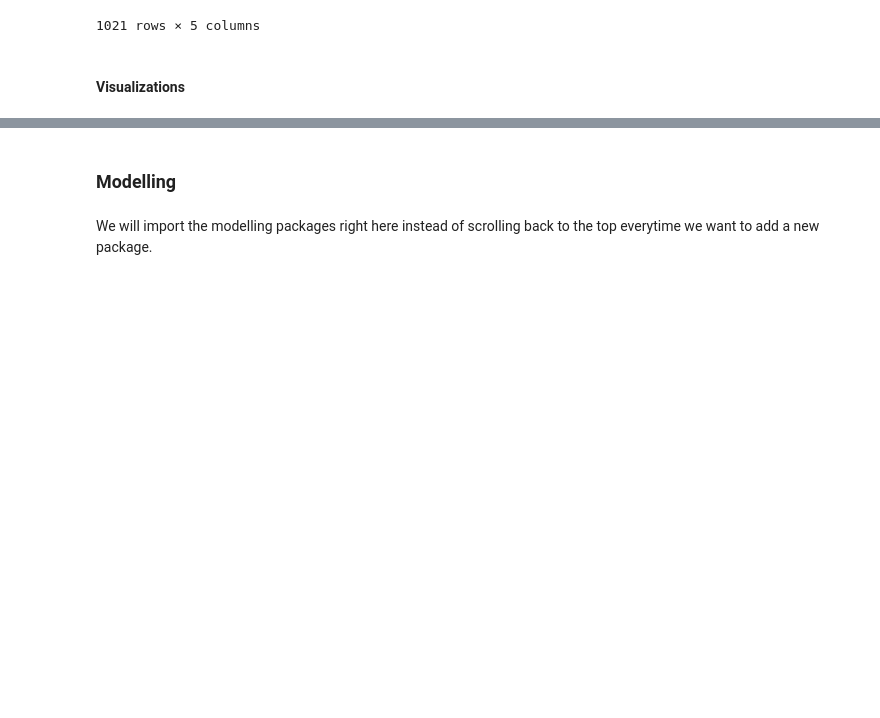
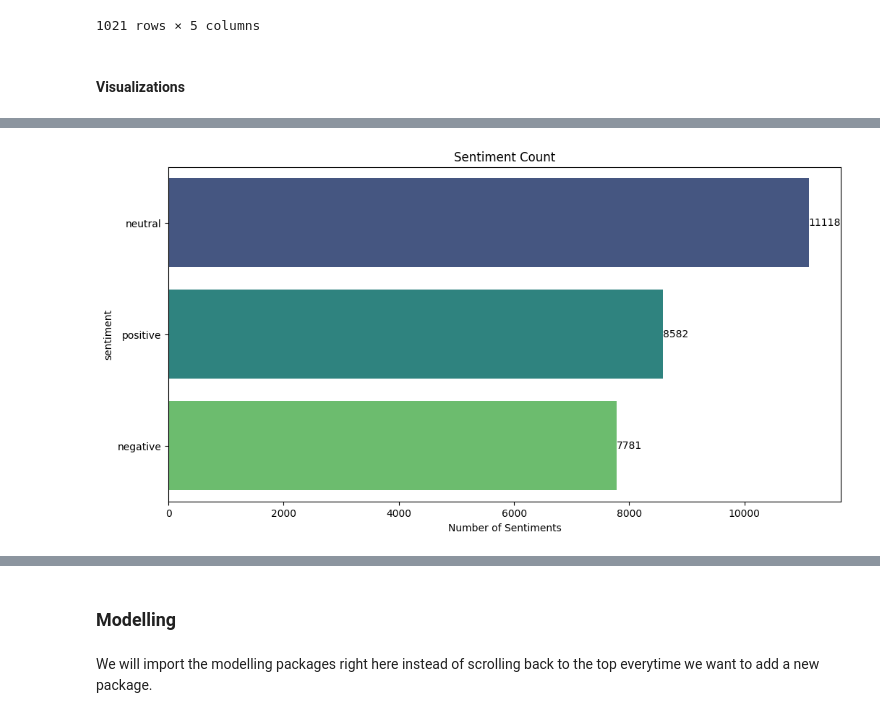
Before and after one commit to I-Macharia/Everyday_Quotes, a Jupyter notebook: Quotes.ipynb, the cells around one changed output, grey strips where cells are left out. Cells and saved outputs as stored; diff of their text form; code cells hidden in the pictures; blank space fills up the shorter version.

```diff
--- a/Quotes.ipynb
+++ b/Quotes.ipynb
@@ -233,3 +270,18 @@ plt.show()
+# %%
+# Sentiment Count Bar Plot
+sentiment_count = tweets['sentiment'].value_counts()
+plt.figure(figsize=(12, 6))
+sns.barplot(x=sentiment_count.values, y=sentiment_count.index, hue=sentiment_count.index, palette='viridis', dodge=False, legend=False)
+plt.title('Sentiment Count')
+plt.xlabel('Number of Sentiments')
+
+# Adding count labels for each bar
+for index, value in enumerate(sentiment_count.values):
+    plt.text(value, index, str(value), ha='left', va='center', fontsize=10)
+
+plt.show()
+# %% [output]
+[figure, added]
 # %%
 # Author Contribution Bar Chart
 author_counts = quotes_2['author_2'].value_counts().head(10)
```
Also changed, not shown: parts of 29 cells of this notebook, 1 other file.
